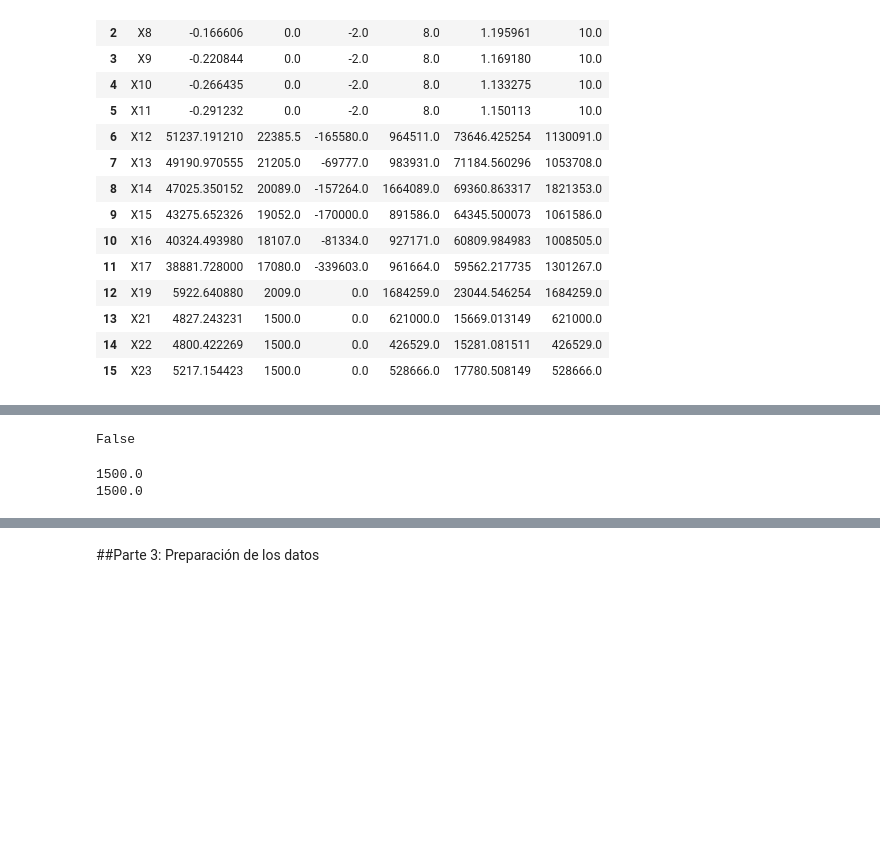
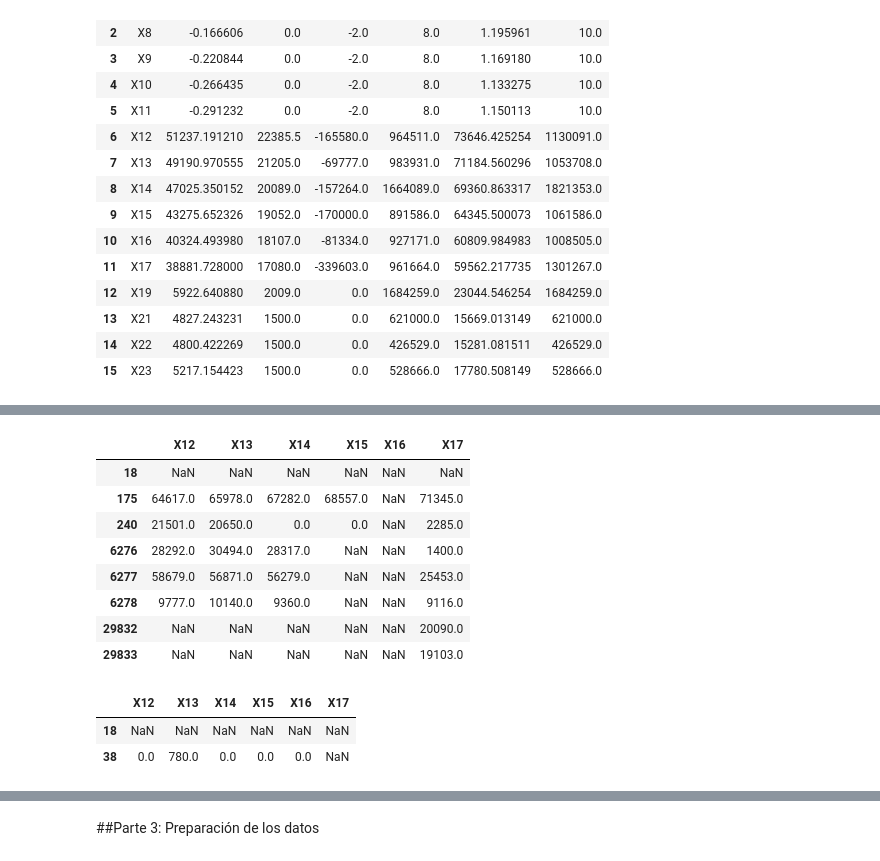
Before and after one commit to PosgradoMNA/actividades-del-projecto-equipo-125, a Jupyter notebook: Semana_3_Actividad_1.ipynb, the cells around one changed output, grey strips where cells are left out. Cells and saved outputs as stored; diff of their text form; code cells hidden in the pictures; blank space fills up the shorter version.

```diff
--- a/Semana_3_Actividad_1.ipynb
+++ b/Semana_3_Actividad_1.ipynb
@@ -236,20 +279,37 @@ mis_data
+# %%
+x4=ndf["X16"].isnull()
+x4=ndf[x4]
+x4.loc[:,"X12":"X17"]
+# %% [output]
+|  | X12 | X13 | X14 | X15 | X16 | X17 |
+| 18 | NaN | NaN | NaN | NaN | NaN | NaN |
+| 175 | 64617.0 | 65978.0 | 67282.0 | 68557.0 | NaN | 71345.0 |
+| 240 | 21501.0 | 20650.0 | 0.0 | 0.0 | NaN | 2285.0 |
+| 6276 | 28292.0 | 30494.0 | 28317.0 | NaN | NaN | 1400.0 |
+| 6277 | 58679.0 | 56871.0 | 56279.0 | NaN | NaN | 25453.0 |
+| 6278 | 9777.0 | 10140.0 | 9360.0 | NaN | NaN | 9116.0 |
+| 29832 | NaN | NaN | NaN | NaN | NaN | 20090.0 |
+| 29833 | NaN | NaN | NaN | NaN | NaN | 19103.0 |
+# %%
+x5=ndf["X17"].isnull()
+x5=ndf[x5]
+x5.loc[:,"X12":"X17"]
+# %% [output]
+|  | X12 | X13 | X14 | X15 | X16 | X17 |
+| 18 | NaN | NaN | NaN | NaN | NaN | NaN |
+| 38 | 0.0 | 780.0 | 0.0 | 0.0 | 0.0 | NaN |
 # %%
 #Ahora que vemos que hay promedios que se desplazan por datos muy grandes en
 #algunas columnas, optamos por poner reemplazar los datos nulos por los valores
 #de la mediana con la lista de datos faltantes que hicimos anteriormente.
-for miss_data in missings:
-  ndf[miss_data].fillna(value = ndf[miss_data].median(), inplace = True)
-ndf.isna().values.any()
+#for miss_data in missings:
+#  ndf[miss_data].fillna(value = ndf[miss_data].median(), inplace = True)
+#ndf.isna().values.any()
-# %% [output]
-False
 # %%
 #checamos los nuevos valores utilizando los índices de valores nulos en la
 #columna 23
-for n in nulos:
-  print(ndf.iloc[n,23])
+#for n in nulos:
+#  print(ndf.iloc[n,23])
-# %% [output]
-1500.0
-1500.0
 # %%
 #Vemos la cantidad de filas y columnas de nuestro DataFrame resultante
 ndf.shape
```
Also changed, not shown: parts of 5 cells of this notebook.
